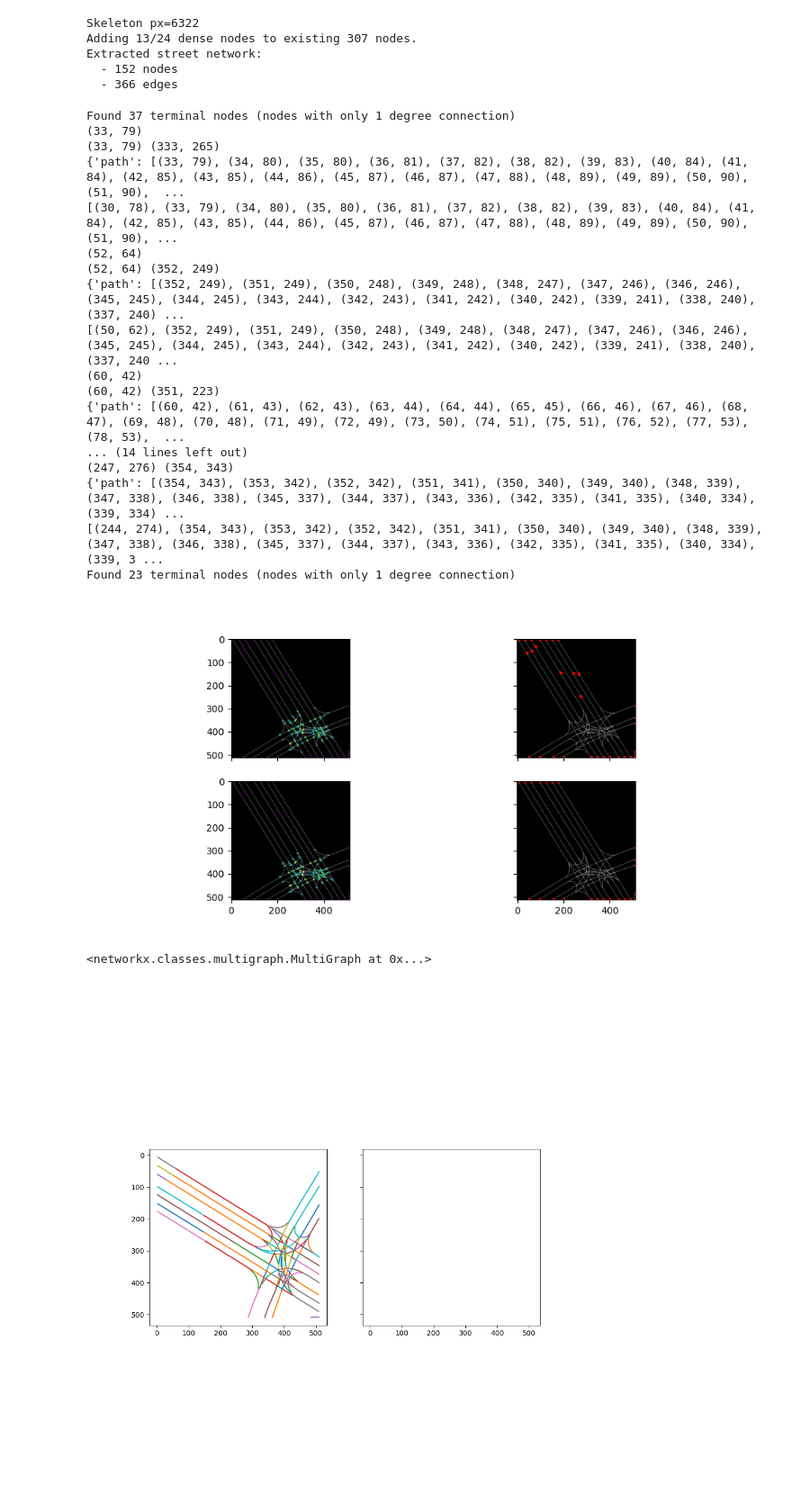
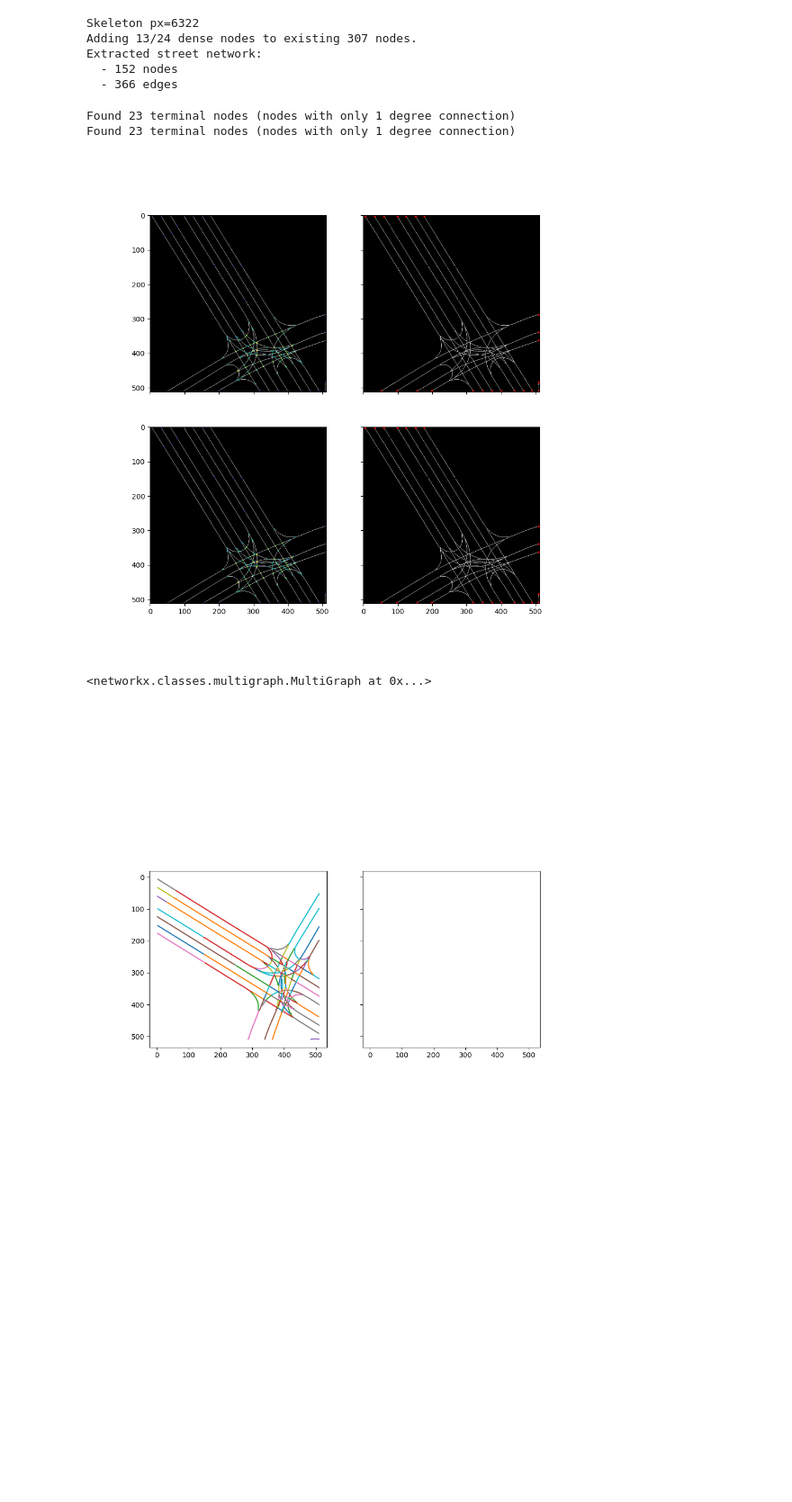
Before and after one commit to Excitablecell/extract-raster-network, a Jupyter notebook: extract_lanes.ipynb, the cells around one changed output. Shown: that part at 90% size. Saved outputs shown, nothing was run; the diff lists cells and outputs as text; code cells hidden in the pictures; blank space fills up the shorter version.

```diff
--- a/extract_lanes.ipynb
+++ b/extract_lanes.ipynb
@@ -82,59 +82,43 @@ def find_terminal_nodes(graph: nx.Graph) -> list[tuple]:
 
 def connect_terminal_nodes(graph: nx.Graph) -> nx.Graph:
 
-    fig, axes = plt.subplots(2, 2, figsize=(10, 5), sharex=True, sharey=True)
+    fig, axes = plt.subplots(2, 2, figsize=(10, 10), sharex=True, sharey=True)
     axes = axes.ravel()
 
     nodes = np.array([node for (node, degree) in graph.degree()], dtype=float)
     degrees = np.array([degree for (node, degree) in graph.degree()], dtype=float)
 
     nodes_terminal = find_terminal_nodes(graph)
     graph = connect_small_gaps(graph, nodes_terminal, thresh=8)
 
     axes[0].imshow(skel, cmap='gray')
     axes[0].scatter(nodes[:, 1], nodes[:, 0], c=degrees, s=1)
 
     nodes_terminal = np.array(nodes_terminal)
     axes[1].imshow(skel, cmap='gray')
     axes[1].scatter(nodes_terminal[:, 1], nodes_terminal[:, 0], c='red', s=3)
 
-    axes[2].imshow(skel, cmap='gray')
-    axes[2].scatter(nodes[:, 1], nodes[:, 0], c=degrees, s=1)
-
     nodes_terminal = find_terminal_nodes(graph)
     nodes_terminal = np.array(nodes_terminal)
-    axes[3].imshow(skel, cmap='gray')
-    axes[3].scatter(nodes_terminal[:, 1], nodes_terminal[:, 0], c='red', s=3)
+    axes[2].imshow(skel, cmap='gray')
+    axes[2].scatter(nodes_terminal[:, 1], nodes_terminal[:, 0], c='red', s=3)
+
+
 
     axes[0].set_aspect('equal')
     axes[1].set_aspect('equal')
     axes[2].set_aspect('equal')
     axes[3].set_aspect('equal')
 
     plt.show()
 
     return graph
 
 connect_terminal_nodes(graph)
 # %% [output]
-Found 37 terminal nodes (nodes with only 1 degree connection)
-(33, 79)
-(33, 79) (333, 265)
-{'path': [(33, 79), (34, 80), (35, 80), (36, 81), (37, 82), (38, 82), (39, 83), (40, 84), (41, 84), (42, 85), (43, 85), (44, 86), (45, 87), (46, 87), (47, 88), (48, 89), (49, 89), (50, 90), (51, 90),  ...
-[(30, 78), (33, 79), (34, 80), (35, 80), (36, 81), (37, 82), (38, 82), (39, 83), (40, 84), (41, 84), (42, 85), (43, 85), (44, 86), (45, 87), (46, 87), (47, 88), (48, 89), (49, 89), (50, 90), (51, 90), ...
-(52, 64)
-(52, 64) (352, 249)
-{'path': [(352, 249), (351, 249), (350, 248), (349, 248), (348, 247), (347, 246), (346, 246), (345, 245), (344, 245), (343, 244), (342, 243), (341, 242), (340, 242), (339, 241), (338, 240), (337, 240) ...
-[(50, 62), (352, 249), (351, 249), (350, 248), (349, 248), (348, 247), (347, 246), (346, 246), (345, 245), (344, 245), (343, 244), (342, 243), (341, 242), (340, 242), (339, 241), (338, 240), (337, 240 ...
-(60, 42)
-(60, 42) (351, 223)
-{'path': [(60, 42), (61, 43), (62, 43), (63, 44), (64, 44), (65, 45), (66, 46), (67, 46), (68, 47), (69, 48), (70, 48), (71, 49), (72, 49), (73, 50), (74, 51), (75, 51), (76, 52), (77, 53), (78, 53),  ...
-... (14 lines left out)
-(247, 276) (354, 343)
-{'path': [(354, 343), (353, 342), (352, 342), (351, 341), (350, 340), (349, 340), (348, 339), (347, 338), (346, 338), (345, 337), (344, 337), (343, 336), (342, 335), (341, 335), (340, 334), (339, 334) ...
-[(244, 274), (354, 343), (353, 342), (352, 342), (351, 341), (350, 340), (349, 340), (348, 339), (347, 338), (346, 338), (345, 337), (344, 337), (343, 336), (342, 335), (341, 335), (340, 334), (339, 3 ...
 Found 23 terminal nodes (nodes with only 1 degree connection)
+Found 23 terminal nodes (nodes with only 1 degree connection)
-[figure, old version]
+[figure, new version]
 <networkx.classes.multigraph.MultiGraph at 0x...>
 # %%
 def plot_polylines(polylines: list) -> None:
```
